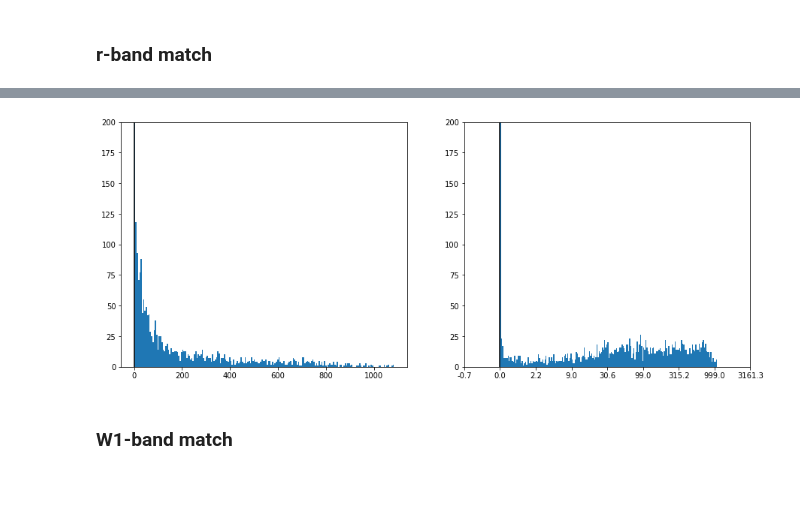
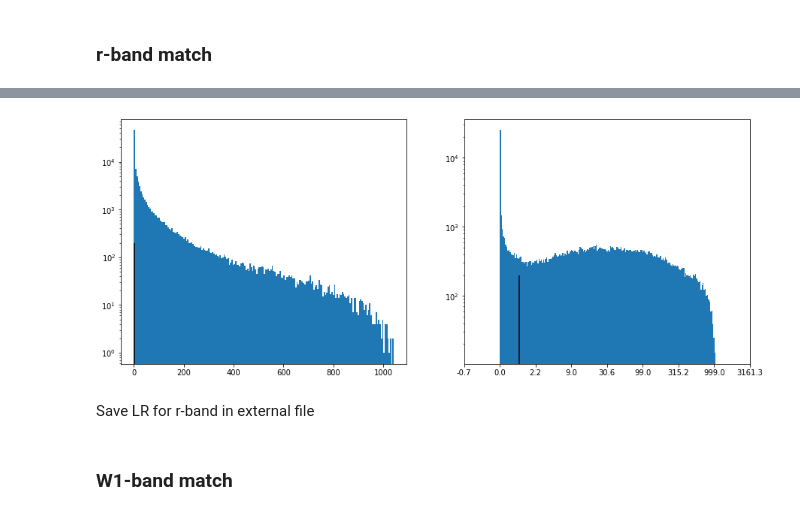
Before and after one commit to nudomarinero/lr_lotss_dr2, a Jupyter notebook: notebooks/lr_tests/Match_LOFAR_combined_iter_params.ipynb, the cells around one changed output, grey strips where cells are left out. Drawn from its saved outputs; the diff is of its cells as text; code cells hidden in the pictures; blank space fills up the shorter version.

```diff
--- a/notebooks/lr_tests/Match_LOFAR_combined_iter_params.ipynb
+++ b/notebooks/lr_tests/Match_LOFAR_combined_iter_params.ipynb
@@ -64,7 +82,9 @@ combined_all = Table.read(os.path.join(data_path, "samples", "test_combined.fits
 We will start to use the updated catalogues that include the output of the LOFAR Galaxy Zoo work.
 # %%
 #lofar_all = Table.read("data/LOFAR_HBA_T1_DR1_catalog_v0.9.srl.fits")
-lofar_all = Table.read(os.path.join(data_path, "samples", "P005p28.fits"))
+#lofar_all = Table.read(os.path.join(data_path, "samples", "P005p28.fits"))
+#lofar_all = Table.read(os.path.join(data_path, "samples", "LoTSS_DR2_RA0INNER_v0.9.srl.fits"))
+lofar_all = Table.read(os.path.join(data_path, "samples", "LoTSS_DR2_DUMMYCAT_FORPEPE_0h.srl.fits"))
 # %%
 np.array(combined_all.colnames)
 # %% [output]
@@ -91,9 +105,11 @@ describe(lofar_all['Maj'])
 ### Filter catalogues
 
 We will take the sources in the main region but also discard sources with a Major axis size bigger than 30 arsecs. We will also discard all the sources that are not classified with the code 1 in "ID_flag". Henceforth, we only take sources marked as "ML" only.
+# %%
+max_major = 30
 # %%
 lofar_aux = lofar_all[~np.isnan(lofar_all['Maj'])]
 # %%
-lofar = field.filter_catalogue(lofar_aux[(lofar_aux['Maj'] < 30.)],
+lofar = field.filter_catalogue(lofar_aux[(lofar_aux['Maj'] < max_major)],
                                colnames=("RA", "DEC"))
 # %%
@@ -452,10 +468,14 @@ plt.plot(center_w2, q_m_w2/n_m_w2);
 # %% [markdown]
 ### $Q_0$ and likelihood estimators
 # %%
-# Initial
-Q0_r = 0.67
-Q0_w1 = 0.25
-Q0_w2 = 0.054
+# Initial test
+Q0_r = 0.647
+Q0_w1 = 0.217
+Q0_w2 = 0.027
+#
+Q0_r = 0.65
+Q0_w1 = 0.237
+Q0_w2 = 0.035
 # %%
 likelihood_ratio_r = SingleMLEstimator(Q0_r, n_m_r, q_m_r, center_r)
 # %%
@@ -541,15 +559,17 @@ threshold_r #4.8 before
 # %%
 plt.rcParams["figure.figsize"] = (15,6)
-plt.subplot(1,2,1)
+ax1 = plt.subplot(1,2,1)
 plt.hist(lofar[lofar["lr_r"] != 0]["lr_r"], bins=200)
 plt.vlines([threshold_r], 0, 200)
+ax1.set_yscale("log", nonposy='clip')
 #plt.ylim([0, 200])
-plt.subplot(1,2,2)
+ax2 = plt.subplot(1,2,2)
 plt.hist(np.log10(lofar[lofar["lr_r"] != 0]["lr_r"]+1), bins=200)
 plt.vlines(np.log10(threshold_r+1), 0, 200)
 ticks, _ = plt.xticks()
 plt.xticks(ticks, ["{:.1f}".format(10**t-1) for t in ticks])
+ax2.set_yscale("log", nonposy='clip')
 #plt.ylim([0, 200]);
 # %% [output]
-[figure, old version]
+[figure, new version]
 # %%
@@ -557,0 +578,2 @@ lofar["lr_index_sel_i"][lofar["lr_i"] < threshold_i] = np.nan
+# %% [markdown]
+Save LR for r-band in external file
```
Also changed, not shown: parts of 122 cells of this notebook, 1 other file.
